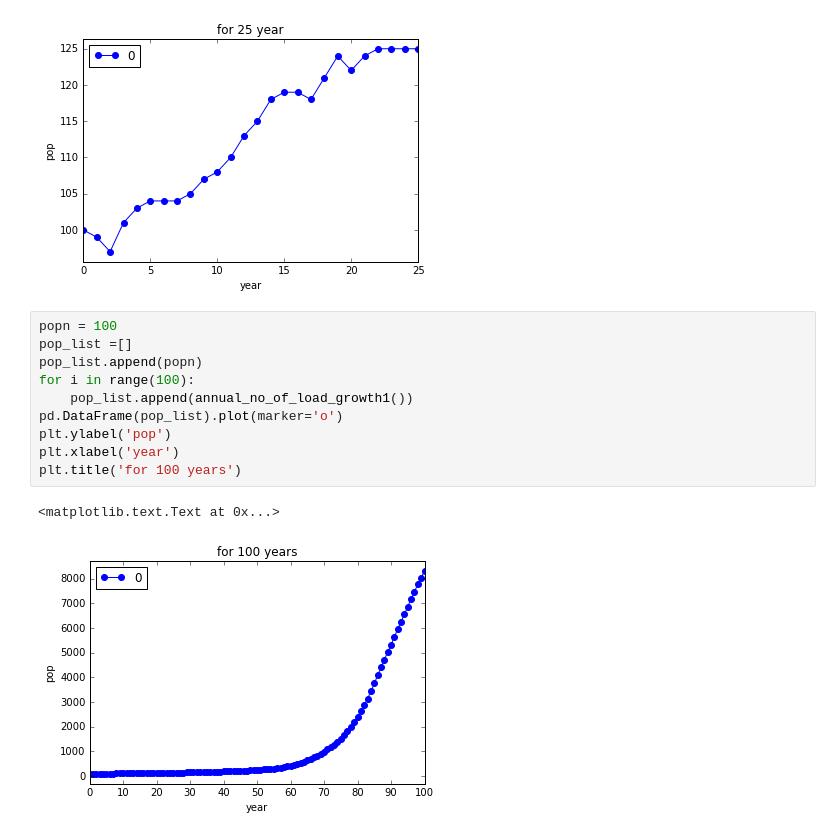
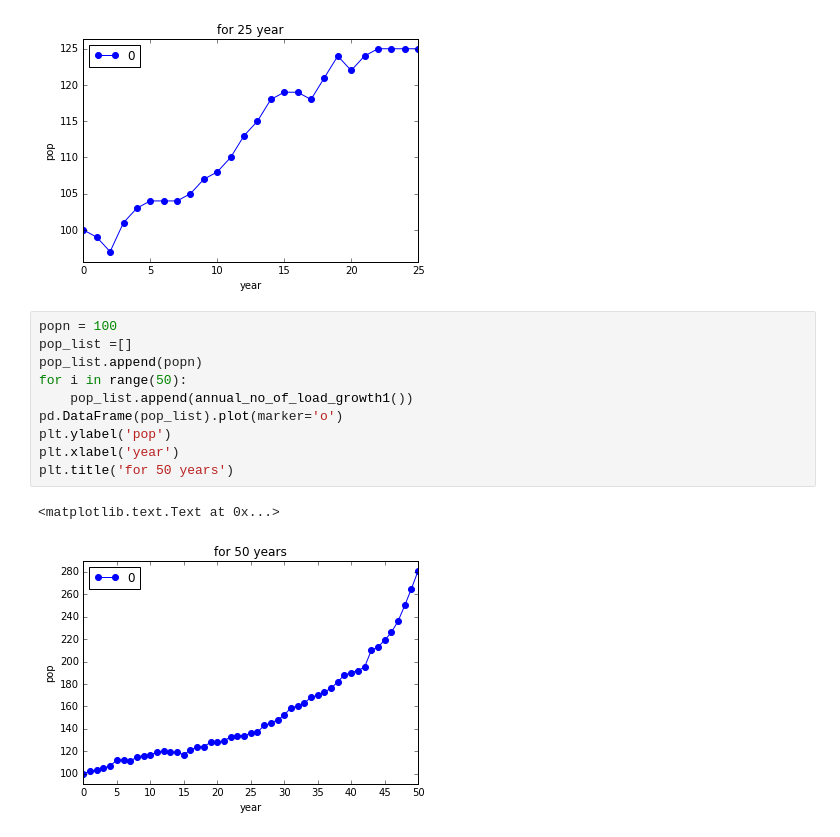
Before and after one commit to rishshrestha/demand_simulation, a Jupyter notebook: Annual growth.ipynb, the cells around one changed output. Saved outputs shown, nothing was run; the diff lists cells and outputs as text.

```diff
--- a/Annual growth.ipynb
+++ b/Annual growth.ipynb
@@ -79,13 +79,13 @@ plt.title('for 25 year')
 # %%
 popn = 100
 pop_list =[]
 pop_list.append(popn)
-for i in range(100):
+for i in range(50):
     pop_list.append(annual_no_of_load_growth1())
 pd.DataFrame(pop_list).plot(marker='o')
 plt.ylabel('pop')
 plt.xlabel('year')
-plt.title('for 100 years')
+plt.title('for 50 years')
 # %% [output]
 <matplotlib.text.Text at 0x...>
-[figure, old version]
+[figure, new version]
```
